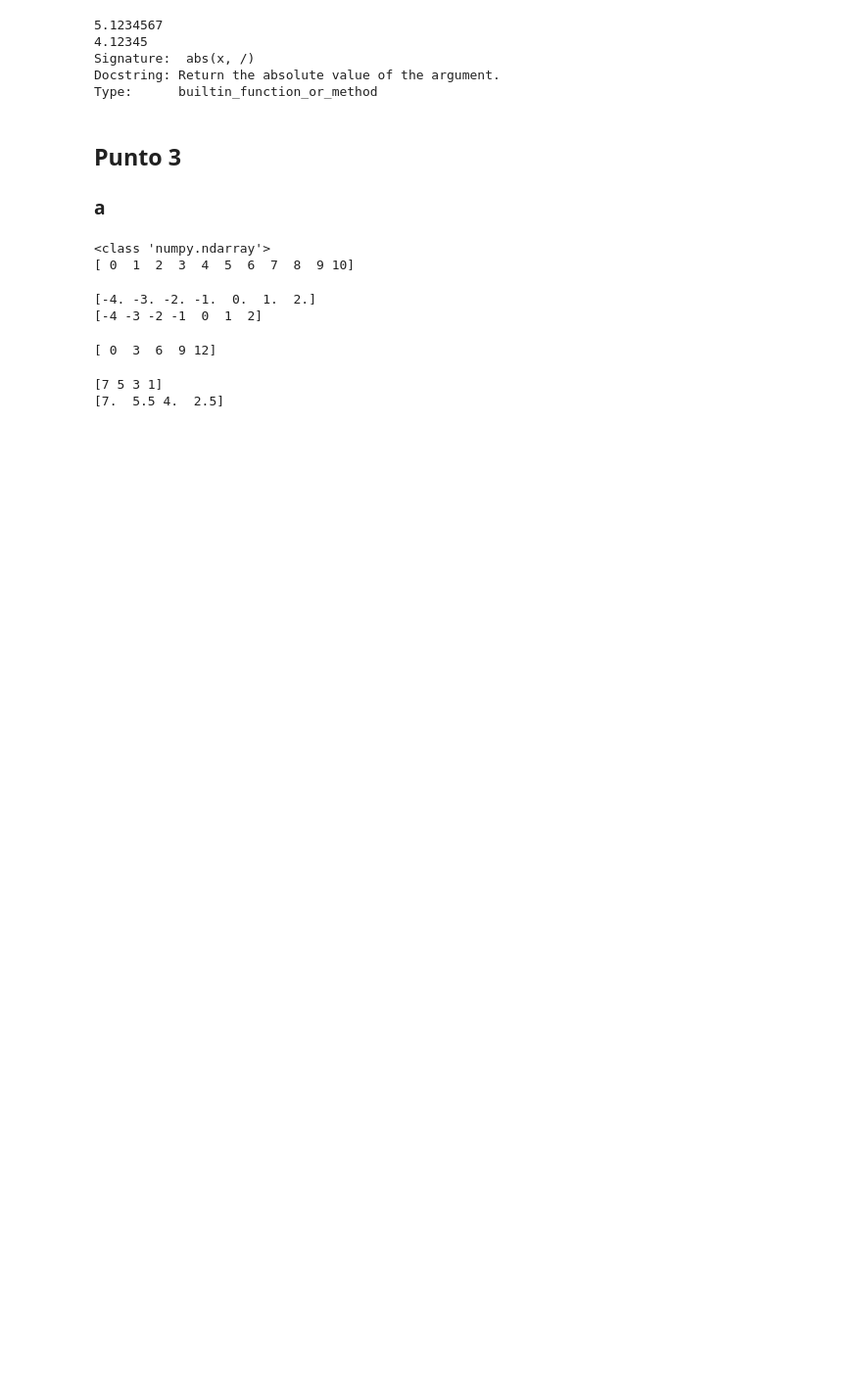
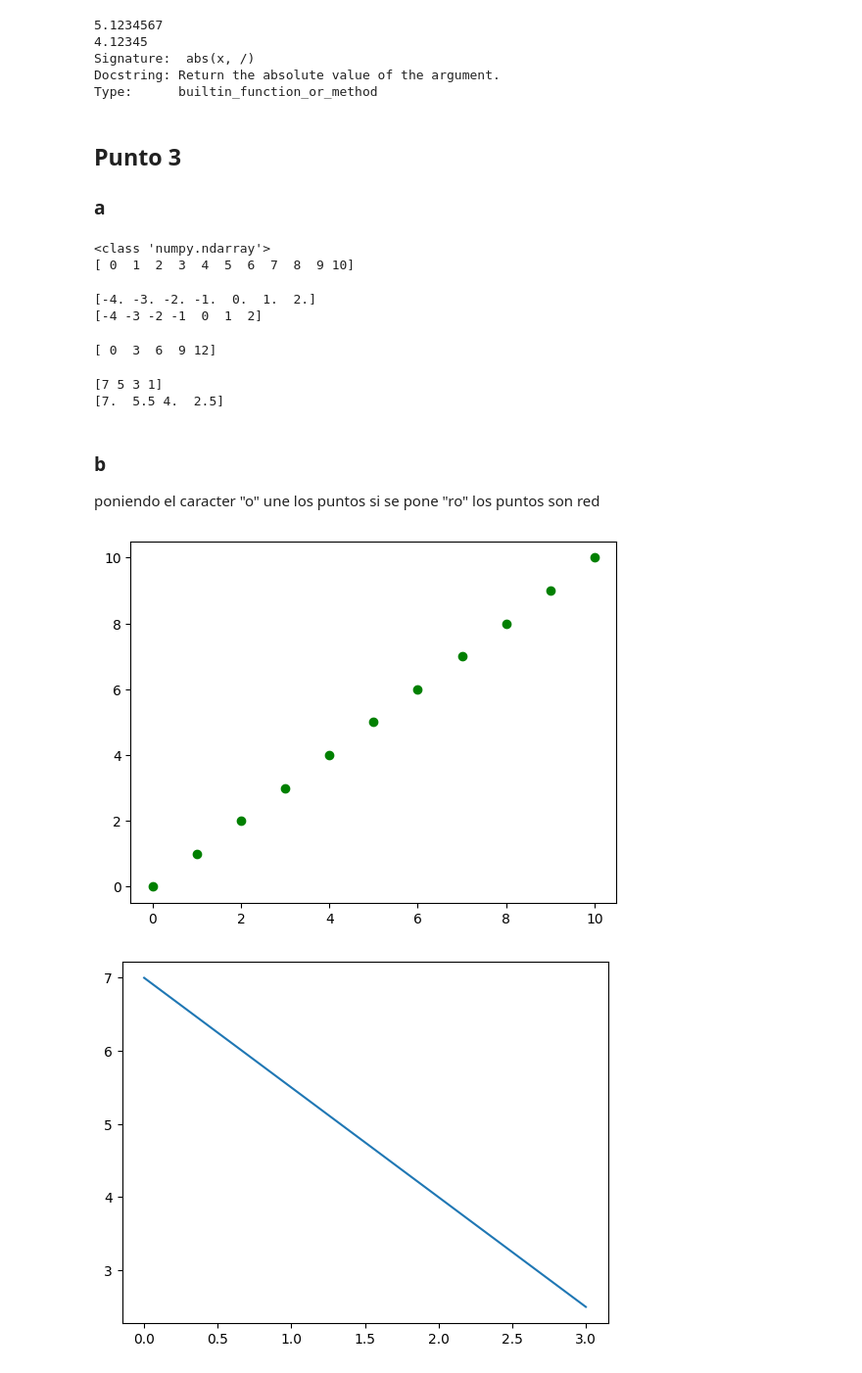
Before and after one commit to EliasGanem/Tps_Senales_Electricas_2024, a Jupyter notebook: Tp1/Tp1_Parte2.ipynb, the cells around one changed output. Shown at 98% size. Drawn from its saved outputs; the diff is of its cells as text; code cells hidden in the pictures; blank space fills up the shorter version.

```diff
--- a/Tp1/Tp1_Parte2.ipynb
+++ b/Tp1/Tp1_Parte2.ipynb
@@ -127,3 +127,15 @@ print(reverso)
 # %% [output]
 [7 5 3 1]
 [7.  5.5 4.  2.5]
+# %% [markdown]
+### b
+poniendo el caracter "o" une los puntos
+si se pone "ro" los puntos son red
+# %%
+grafico_1 = plt.plot(positivos, "go")
+plt.show(grafico_1)
+grafico_2 = plt.plot(reverso)
+plt.show(grafico_2)
+# %% [output]
+[figure, added]
+[figure, added]
```
Also changed, not shown: parts of 6 cells of this notebook.
